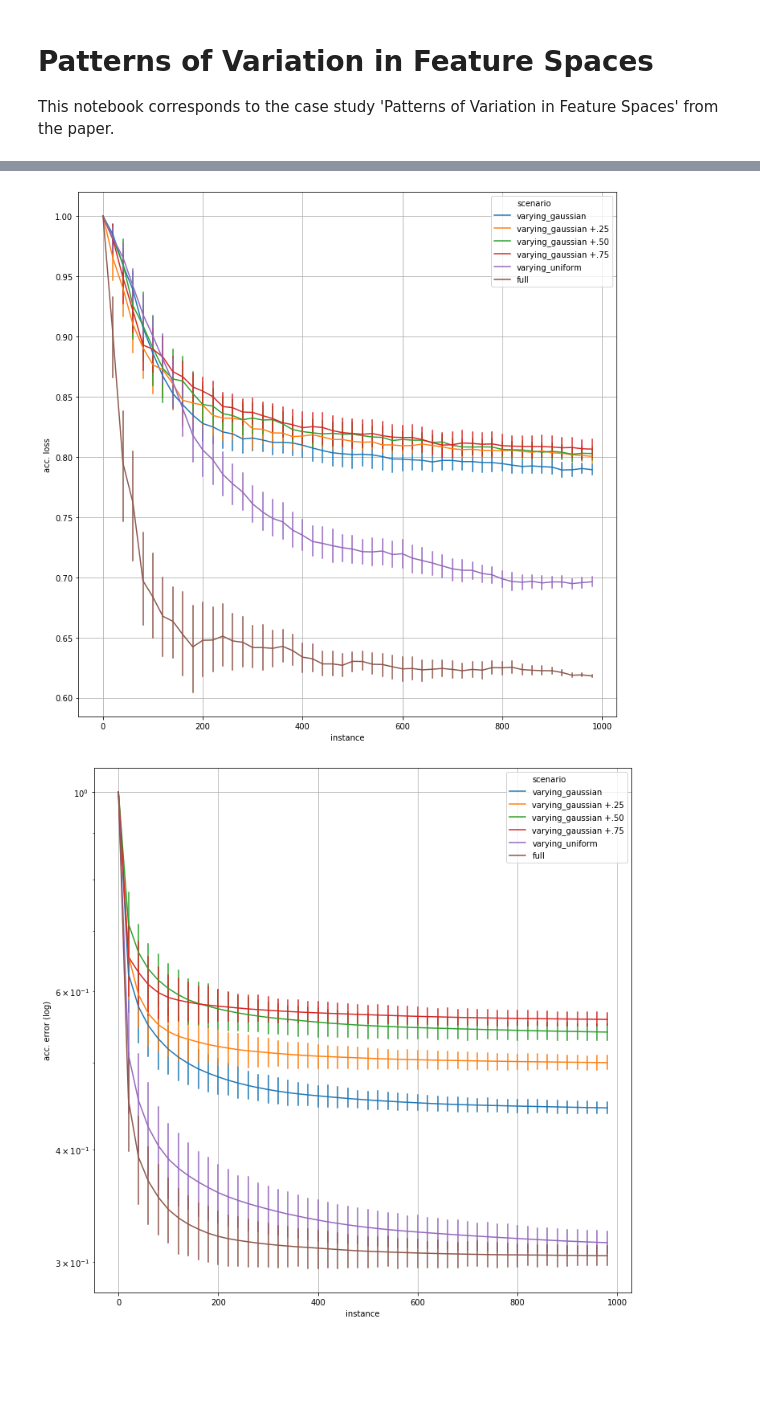
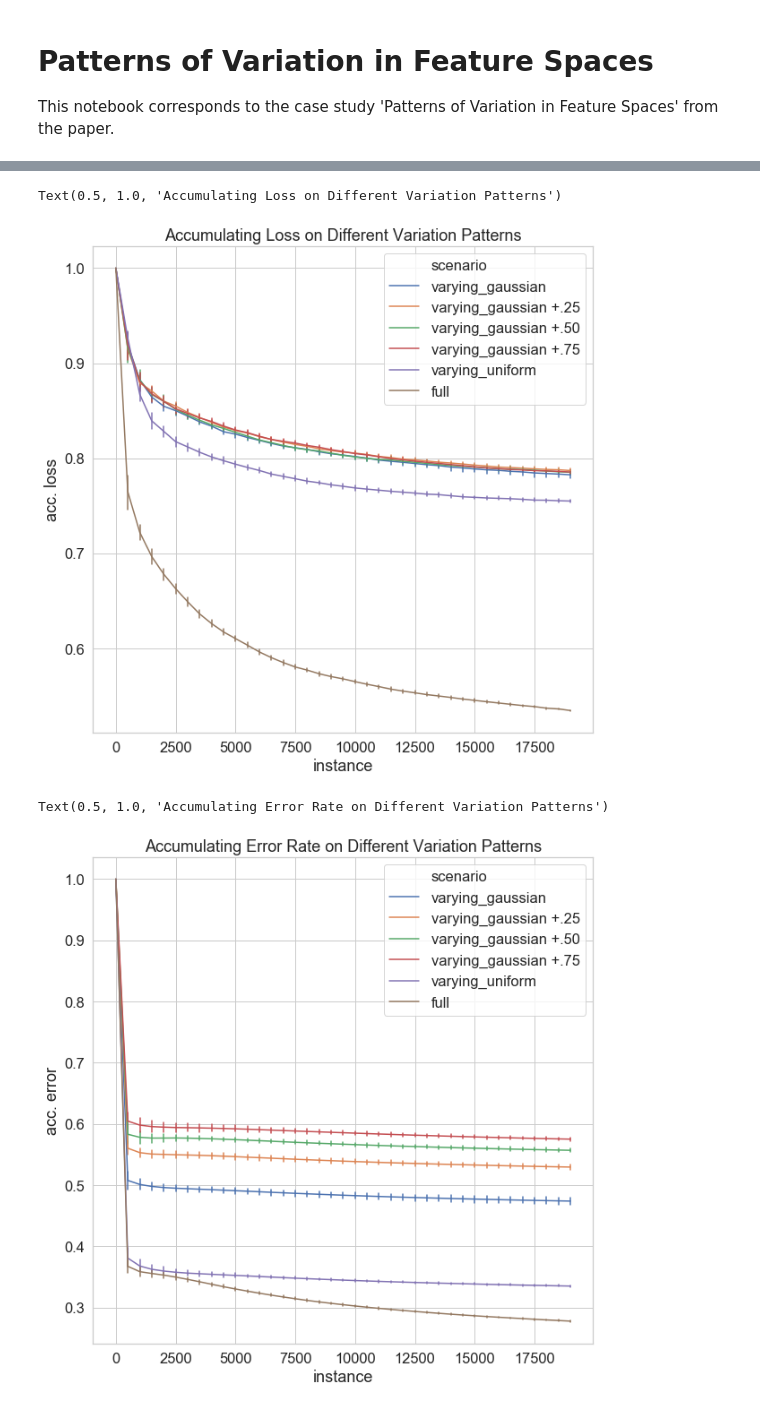
Before and after one commit to CopperWasp/PredictiveCoding, a Jupyter notebook: OnlinePredictiveCoding/patterns_of_variation_in_feature_spaces.ipynb, the cells around one changed output, grey strips where cells are left out. Drawn from its saved outputs; the diff is of its cells as text; code cells hidden in the pictures; blank space fills up the shorter version.

```diff
--- a/OnlinePredictiveCoding/patterns_of_variation_in_feature_spaces.ipynb
+++ b/OnlinePredictiveCoding/patterns_of_variation_in_feature_spaces.ipynb
@@ -13,7 +13,7 @@ import matplotlib.pyplot as plt
 import torch
 
 
-datasets = ['german'] # magic04
+datasets = ['magic04'] # magic04
 model_type = 'hinge_oco'
 
 torch.manual_seed(p.random_state)
@@ -97,19 +97,22 @@ for dataset_name in losses:
 
             for timepoint2 in range(len(losses[dataset_name][scenario][fold])):
                 value = acc_loss[timepoint2]
-                if timepoint2 % 20 == 0:
+                if timepoint2 % 500 == 0:
                     row = [scenario, timepoint2, fold, dataset_name, value]
                     data.append(row)
 
 df = pd.DataFrame(data, columns=['scenario', 'instance', 'fold', 'dataset', 'acc. loss'])
 # %%
-f, ax = plt.subplots(figsize=(12, 12))
+f, ax = plt.subplots(figsize=(10, 10))
+sns.set(font_scale=1.5)  # crazy big
+#ax.set(yscale="log")
+sns.set_style("whitegrid")
 sns.lineplot(
     data=df, x="instance", y="acc. loss", hue="scenario", err_style="bars", ci=95, ax=ax
-)
-plt.grid()
+).set_title('Accumulating Loss on Different Variation Patterns')
 # %% [output]
+Text(0.5, 1.0, 'Accumulating Loss on Different Variation Patterns')
-[figure, old version]
+[figure, new version]
 # %%
 # accumulating loss
 # averages with sterr.
@@ -134,18 +137,20 @@ for dataset_name in errors:
 
             for timepoint2 in range(len(errors[dataset_name][scenario][fold])):
                 value = acc_loss[timepoint2]
-                if timepoint2 % 20 == 0:
+                if timepoint2 %  500 == 0:
                     row = [scenario, timepoint2, fold, dataset_name, value]
                     data.append(row)
 
-df = pd.DataFrame(data, columns=['scenario', 'instance', 'fold', 'dataset', 'acc. error (log)'])
+df = pd.DataFrame(data, columns=['scenario', 'instance', 'fold', 'dataset', 'acc. error'])
 # %%
-f, ax = plt.subplots(figsize=(12, 12))
-ax.set(yscale="log")
+f, ax = plt.subplots(figsize=(10, 10))
+sns.set(font_scale=1.5)  # crazy big
+#ax.set(yscale="log")
+sns.set_style("whitegrid")
 
 sns.lineplot(
-    data=df, x="instance", y="acc. error (log)", hue="scenario", err_style="bars", ci=95, ax=ax
-)
-plt.grid()
+    data=df, x="instance", y="acc. error", hue="scenario", err_style="bars", ci=95, ax=ax
+).set_title('Accumulating Error Rate on Different Variation Patterns')
 # %% [output]
+Text(0.5, 1.0, 'Accumulating Error Rate on Different Variation Patterns')
-[figure, old version]
+[figure, new version]
```
Also changed, not shown: parts of 19 cells of this notebook.
